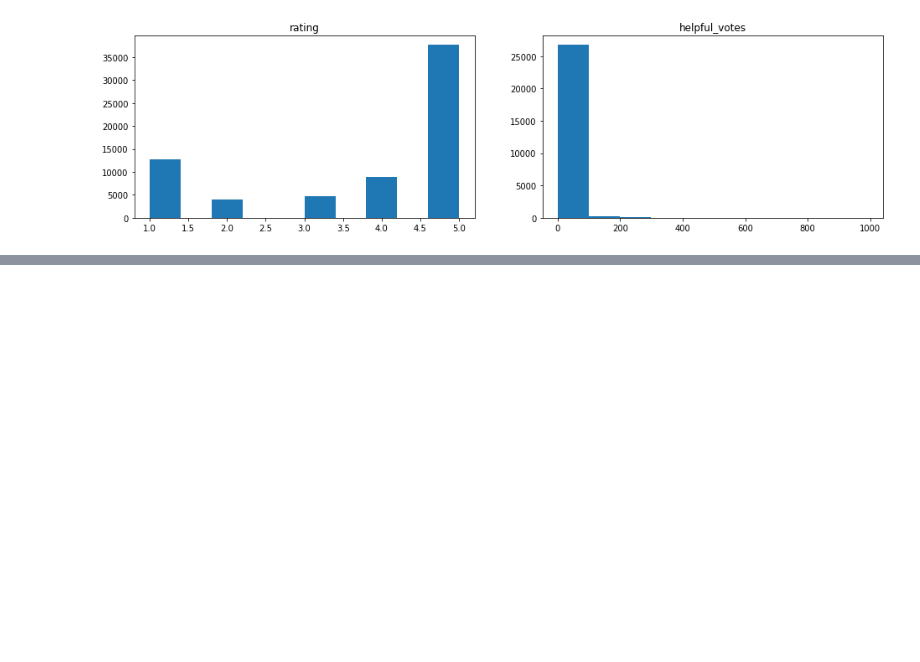
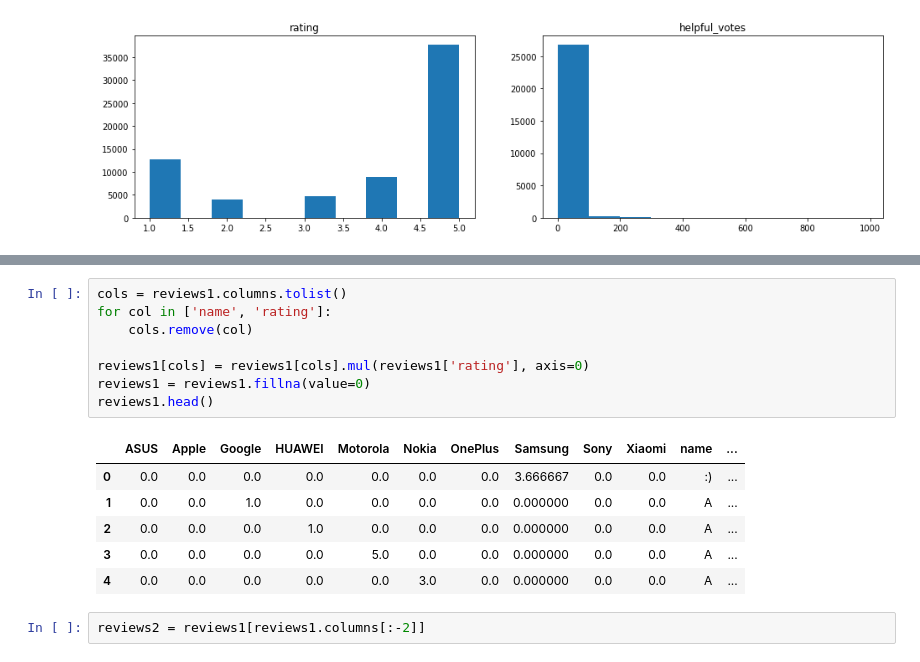
Before and after one commit to ma-petrov/recommendation-system, a Jupyter notebook: amazon-phones-reviews.ipynb, the cells around one changed output, grey strips where cells are left out. Cells and saved outputs as stored; diff of their text form; blank space fills up the shorter version.

```diff
--- a/amazon-phones-reviews.ipynb
+++ b/amazon-phones-reviews.ipynb
@@ -57,0 +116,17 @@ for i, col in enumerate(['rating', 'helpful_votes']):
+# %%
+cols = reviews1.columns.tolist()
+for col in ['name', 'rating']:
+    cols.remove(col)
+
+reviews1[cols] = reviews1[cols].mul(reviews1['rating'], axis=0)
+reviews1 = reviews1.fillna(value=0)
+reviews1.head()
+# %% [output]
+|  | ASUS | Apple | Google | HUAWEI | Motorola | Nokia | OnePlus | Samsung | Sony | Xiaomi | name | ... |
+| 0 | 0.0 | 0.0 | 0.0 | 0.0 | 0.0 | 0.0 | 0.0 | 3.666667 | 0.0 | 0.0 | :) | ... |
+| 1 | 0.0 | 0.0 | 1.0 | 0.0 | 0.0 | 0.0 | 0.0 | 0.000000 | 0.0 | 0.0 | A | ... |
+| 2 | 0.0 | 0.0 | 0.0 | 1.0 | 0.0 | 0.0 | 0.0 | 0.000000 | 0.0 | 0.0 | A | ... |
+| 3 | 0.0 | 0.0 | 0.0 | 0.0 | 5.0 | 0.0 | 0.0 | 0.000000 | 0.0 | 0.0 | A | ... |
+| 4 | 0.0 | 0.0 | 0.0 | 0.0 | 0.0 | 3.0 | 0.0 | 0.000000 | 0.0 | 0.0 | A | ... |
+# %%
+reviews2 = reviews1[reviews1.columns[:-2]]
```
Also changed, not shown: parts of 14 cells of this notebook.
